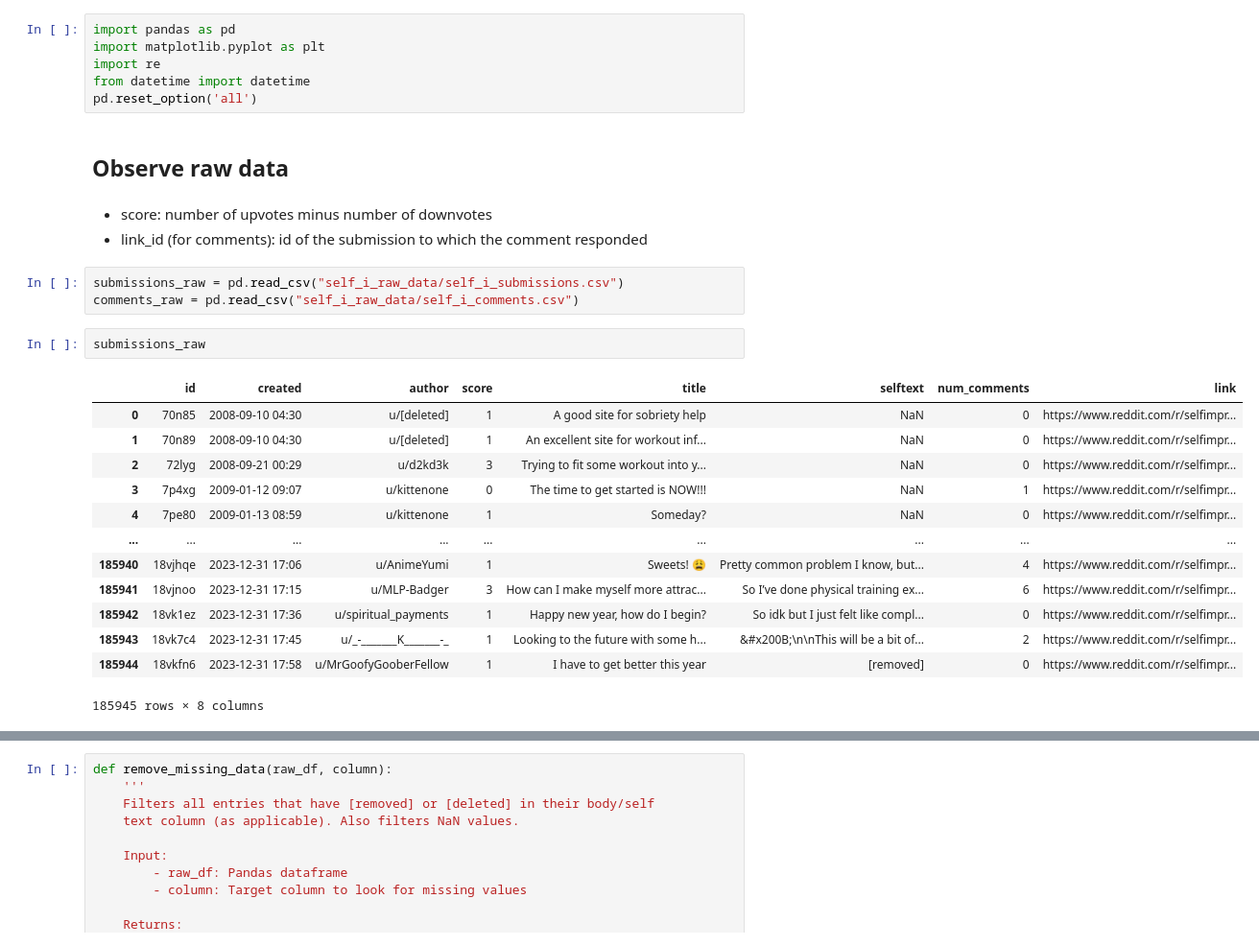
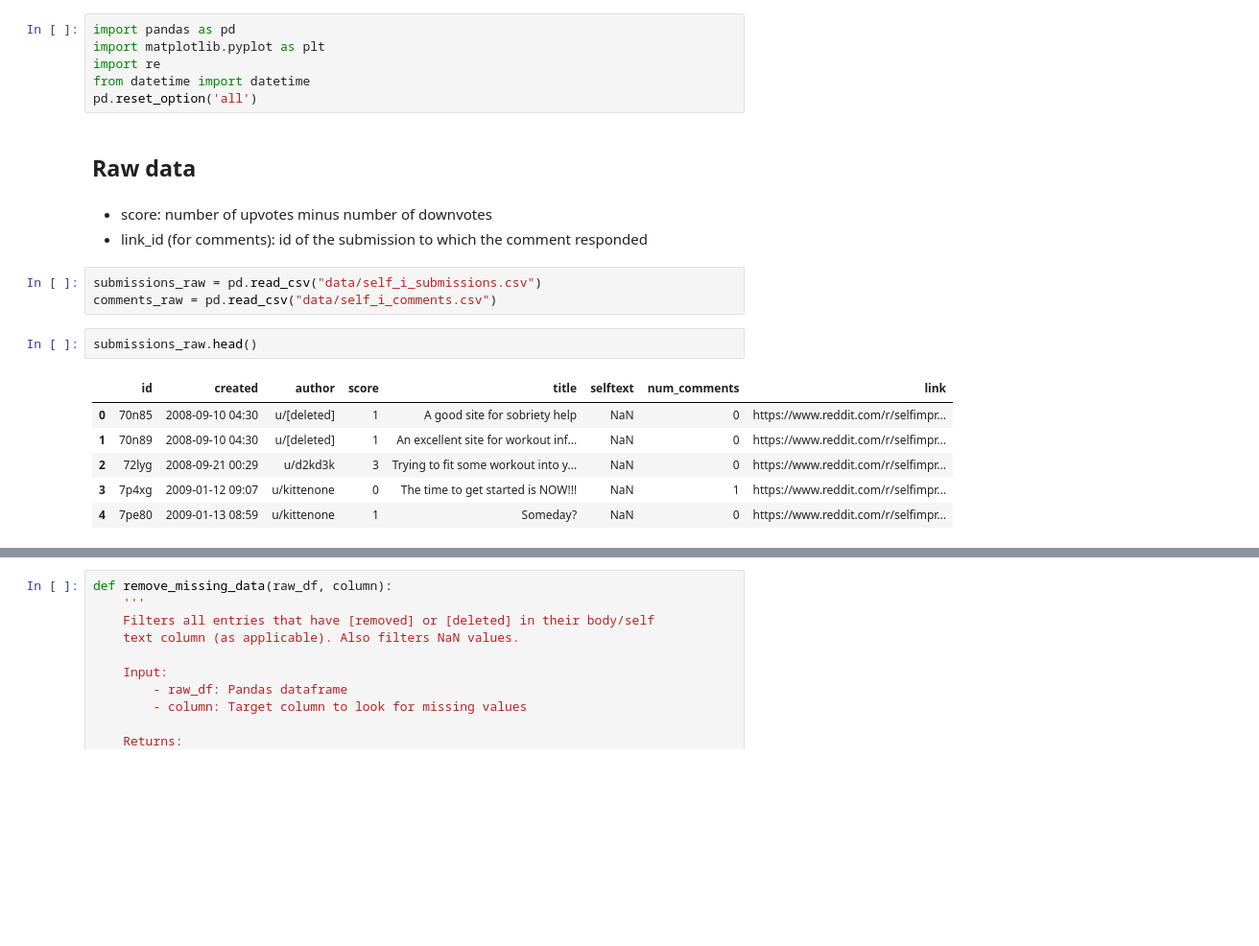
Before and after one commit to natashacarpcast/moralization-selfimprovement, a Jupyter notebook: cleaning_notebook.ipynb, the cells around one changed output, grey strips where cells are left out. Shown: that part at 96% size. Saved outputs shown, nothing was run; the diff lists cells and outputs as text; blank space fills up the shorter version.

```diff
--- a/cleaning_notebook.ipynb
+++ b/cleaning_notebook.ipynb
@@ -5,27 +5,20 @@ import re
 from datetime import datetime
 pd.reset_option('all')
 # %% [markdown]
-## Observe raw data
+## Raw data
 # %% [markdown]
 - score: number of upvotes minus number of downvotes
 - link_id (for comments): id of the submission to which the comment responded
 # %%
-submissions_raw = pd.read_csv("self_i_raw_data/self_i_submissions.csv")
-comments_raw = pd.read_csv("self_i_raw_data/self_i_comments.csv")
+submissions_raw = pd.read_csv("data/self_i_submissions.csv")
+comments_raw = pd.read_csv("data/self_i_comments.csv")
 # %%
-submissions_raw
+submissions_raw.head()
 # %% [output]
 |  | id | created | author | score | title | selftext | num_comments | link |
 | 0 | 70n85 | 2008-09-10 04:30 | u/[deleted] | 1 | A good site for sobriety help | NaN | 0 | https://www.reddit.com/r/selfimpr... |
 | 1 | 70n89 | 2008-09-10 04:30 | u/[deleted] | 1 | An excellent site for workout inf... | NaN | 0 | https://www.reddit.com/r/selfimpr... |
 | 2 | 72lyg | 2008-09-21 00:29 | u/d2kd3k | 3 | Trying to fit some workout into y... | NaN | 0 | https://www.reddit.com/r/selfimpr... |
 | 3 | 7p4xg | 2009-01-12 09:07 | u/kittenone | 0 | The time to get started is NOW!!! | NaN | 1 | https://www.reddit.com/r/selfimpr... |
 | 4 | 7pe80 | 2009-01-13 08:59 | u/kittenone | 1 | Someday? | NaN | 0 | https://www.reddit.com/r/selfimpr... |
-| ... | ... | ... | ... | ... | ... | ... | ... | ... |
-| 185940 | 18vjhqe | 2023-12-31 17:06 | u/AnimeYumi | 1 | Sweets! 😩 | Pretty common problem I know, but... | 4 | https://www.reddit.com/r/selfimpr... |
-| 185941 | 18vjnoo | 2023-12-31 17:15 | u/MLP-Badger | 3 | How can I make myself more attrac... | So I’ve done physical training ex... | 6 | https://www.reddit.com/r/selfimpr... |
-| 185942 | 18vk1ez | 2023-12-31 17:36 | u/spiritual_payments | 1 | Happy new year, how do I begin? | So idk but I just felt like compl... | 0 | https://www.reddit.com/r/selfimpr... |
-| 185943 | 18vk7c4 | 2023-12-31 17:45 | u/_-_______K_______-_ | 1 | Looking to the future with some h... | &#x200B;\n\nThis will be a bit of... | 2 | https://www.reddit.com/r/selfimpr... |
-| 185944 | 18vkfn6 | 2023-12-31 17:58 | u/MrGoofyGooberFellow | 1 | I have to get better this year | [removed] | 0 | https://www.reddit.com/r/selfimpr... |
-185945 rows × 8 columns
 # %%
```
Also changed, not shown: parts of 84 cells of this notebook.
